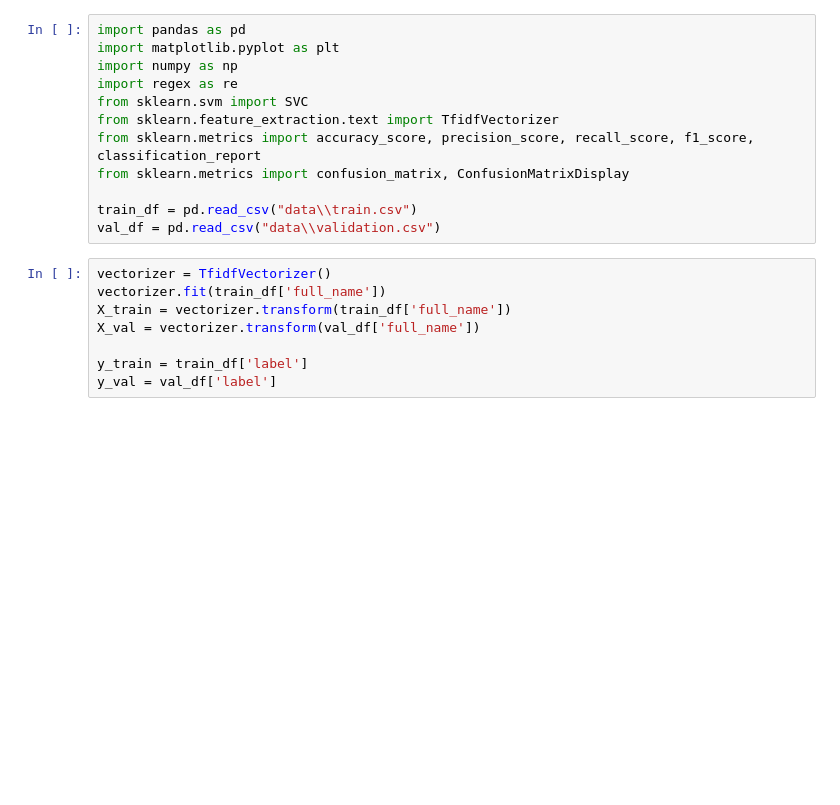
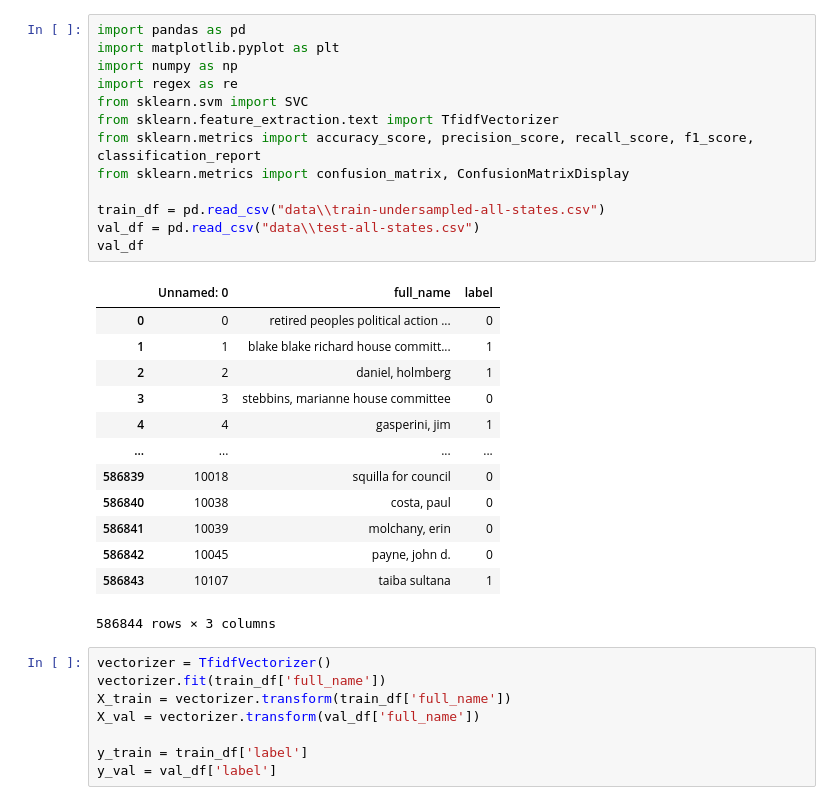
Before and after one commit to satadisha/ner_congressional_records, a Jupyter notebook: SupportVectorClassifier.ipynb, the cells around one changed output. Cells and saved outputs as stored; diff of their text form; blank space fills up the shorter version.

```diff
--- a/SupportVectorClassifier.ipynb
+++ b/SupportVectorClassifier.ipynb
@@ -1,15 +1,30 @@
 # %%
 import pandas as pd
 import matplotlib.pyplot as plt
 import numpy as np
 import regex as re
 from sklearn.svm import SVC
 from sklearn.feature_extraction.text import TfidfVectorizer
 from sklearn.metrics import accuracy_score, precision_score, recall_score, f1_score, classification_report
 from sklearn.metrics import confusion_matrix, ConfusionMatrixDisplay
 
-train_df = pd.read_csv("data\\train.csv")
-val_df = pd.read_csv("data\\validation.csv")
+train_df = pd.read_csv("data\\train-undersampled-all-states.csv")
+val_df = pd.read_csv("data\\test-all-states.csv")
+val_df
+# %% [output]
+|  | Unnamed: 0 | full_name | label |
+| 0 | 0 | retired peoples political action ... | 0 |
+| 1 | 1 | blake blake richard house committ... | 1 |
+| 2 | 2 | daniel, holmberg | 1 |
+| 3 | 3 | stebbins, marianne house committee | 0 |
+| 4 | 4 | gasperini, jim | 1 |
+| ... | ... | ... | ... |
+| 586839 | 10018 | squilla for council | 0 |
+| 586840 | 10038 | costa, paul | 0 |
+| 586841 | 10039 | molchany, erin | 0 |
+| 586842 | 10045 | payne, john d. | 0 |
+| 586843 | 10107 | taiba sultana | 1 |
+586844 rows × 3 columns
 # %%
 vectorizer = TfidfVectorizer()
 vectorizer.fit(train_df['full_name'])
```
Also changed, not shown: parts of 8 cells of this notebook, 4 other files.
